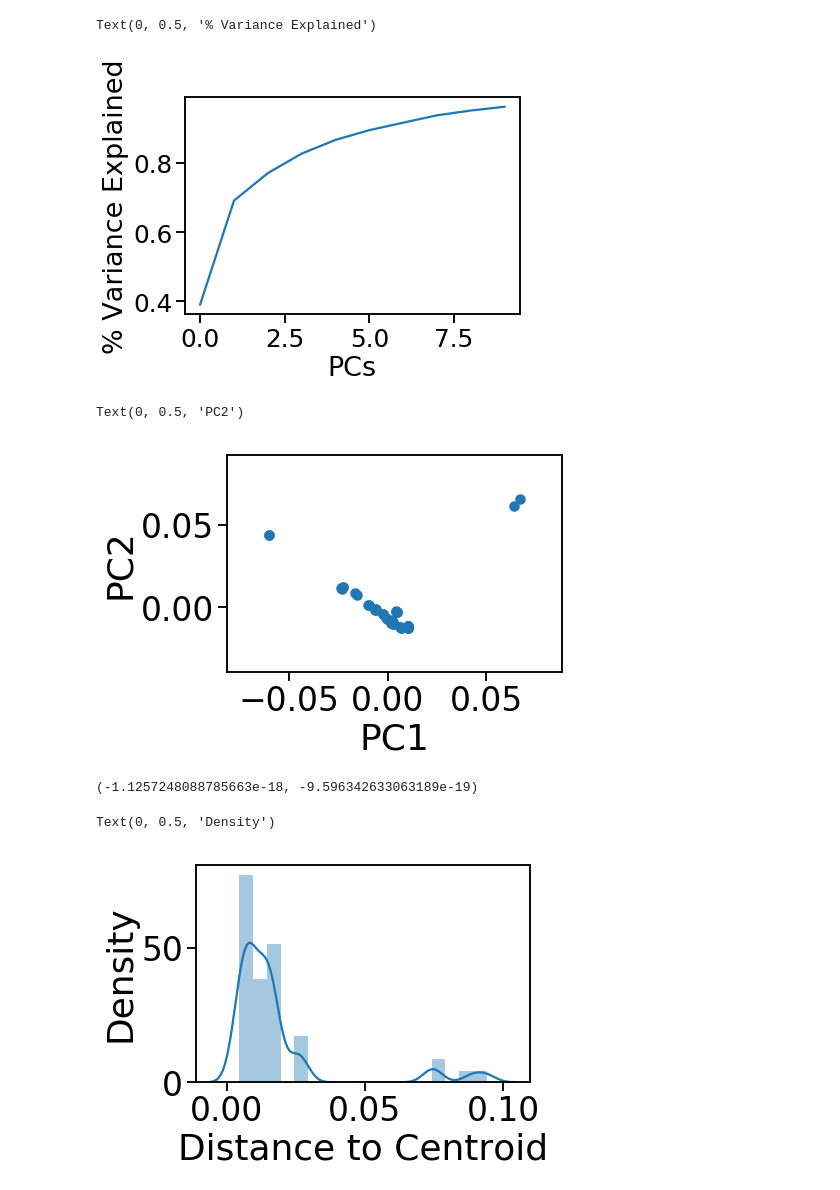
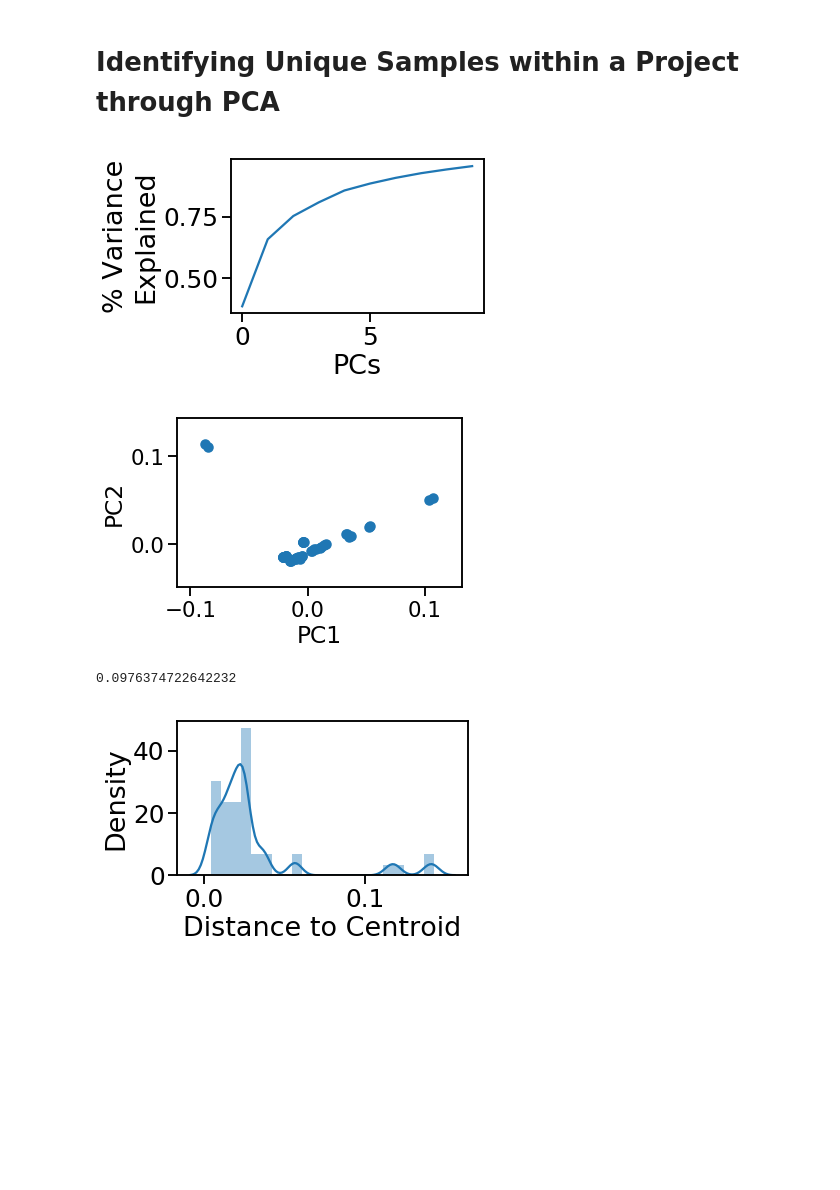
Before and after one commit to NCBI-Hackathons/RNA-Seq-in-the-Cloud, a Jupyter notebook: Expression/dan/exploratory_data.ipynb, the cells around one changed output. Cells and saved outputs as stored; diff of their text form; code cells hidden in the pictures; blank space fills up the shorter version.

```diff
--- a/Expression/dan/exploratory_data.ipynb
+++ b/Expression/dan/exploratory_data.ipynb
@@ -8,6 +10,6 @@ import seaborn as sns
 import matplotlib.pyplot as plt
 # %%
-data = pd.read_csv('../ERP000546_genecounts.txt',sep='\t',index_col=0)
+data = pd.read_csv('./ERP000546_genecounts.txt',sep='\t',index_col=0)
 # %%
 data_normcounts = data/data.sum()
 # %%
@@ -28,0 +21,5 @@ sns.distplot(df_corrmat.values.flatten())
+# %%
+sns.set_context('talk',font_scale=1)
+sns.clustermap(df_corrmat)
+plt.tight_layout()
+plt.savefig('./cluster_spearman.pdf',bbox_inches='tight')
@@ -29,3 +36,5 @@ sns.distplot(df_corrmat.values.flatten())
+# %% [markdown]
+# Identifying Unique Samples within a Project through PCA
 # %%
 from sklearn.decomposition import PCA
 
@@ -37,10 +44,11 @@ fit = p.fit(df)
 # %%
 sns.set_context('talk',font_scale=1.5)
 plt.plot(np.cumsum(fit.explained_variance_ratio_))
 plt.xlabel('PCs')
-plt.ylabel('% Variance Explained')
+plt.ylabel('% Variance\nExplained')
+plt.tight_layout()
+plt.savefig('./varexp.pdf',bbox_inches='tight')
 # %% [output]
-Text(0, 0.5, '% Variance Explained')
-[figure, old version]
+[figure, new version]
 # %%
 pca_two = PCA(2)
@@ -49,11 +58,16 @@ projected = pca_two.fit_transform(df)
 # %%
-sns.set_context('talk',font_scale=2)
+sns.set_context('talk',font_scale=1.3)
 plt.scatter(projected[:,0],projected[:,1])
 plt.xlabel('PC1')
 plt.ylabel('PC2')
+plt.tight_layout()
+plt.savefig('./PC1_2.pdf',bbox_inches='tight')
 # %% [output]
-Text(0, 0.5, 'PC2')
-[figure, old version]
+[figure, new version]
+# %%
+(dist_mean + 2*dist_std)
+# %% [output]
+0.0976374722642232
 # %%
 def centeroidnp(arr):
     length = arr.shape[0]
@@ -65,5 +77 @@ centroid = centeroidnp(projected)
-# %%
-centroid
-# %% [output]
-(-1.1257248088785663e-18, -9.596342633063189e-19)
 # %%
@@ -70,12 +79,13 @@ centroid
 dist = [np.linalg.norm(i-centroid) for i in projected]
 # %%
-sns.set_context('talk',font_scale=2)
+sns.set_context('talk',font_scale=1.5)
 sns.distplot(dist)
 plt.xlabel('Distance to Centroid')
 plt.ylabel('Density')
+plt.tight_layout()
+plt.savefig('./dist_of_dists.pdf',bbox_inches='tight')
 # %% [output]
-Text(0, 0.5, 'Density')
-[figure, old version]
+[figure, new version]
 # %%
 dist_std = np.std(dist)
 # %%
```
Also changed, not shown: parts of 20 cells of this notebook.
